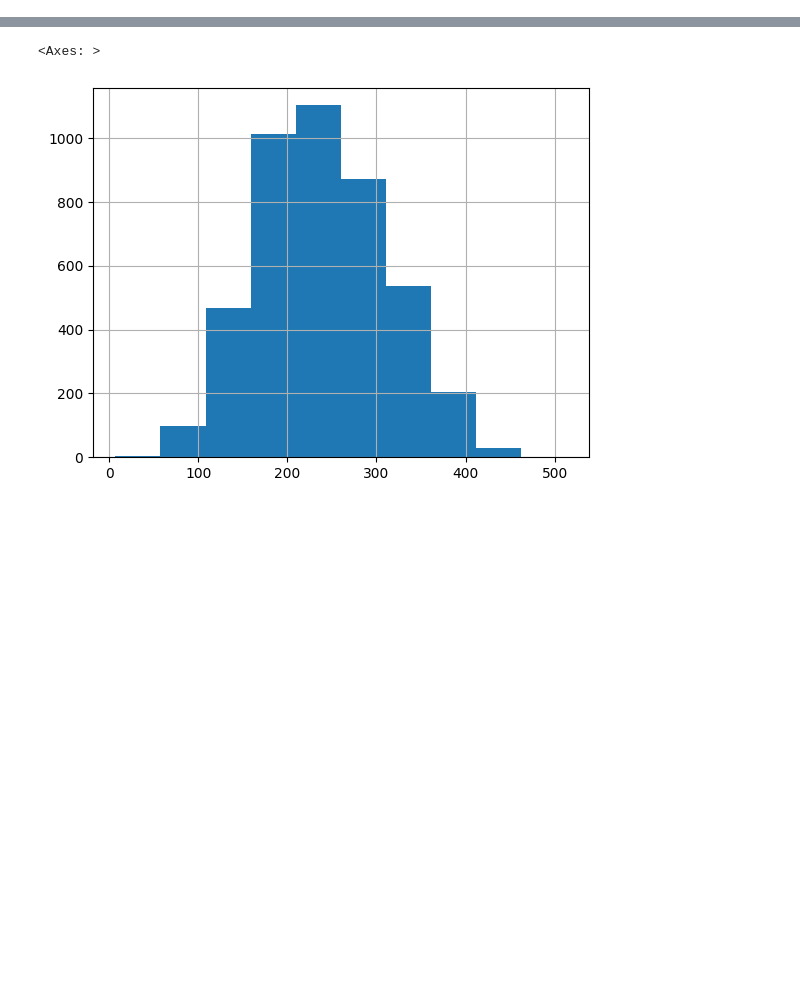
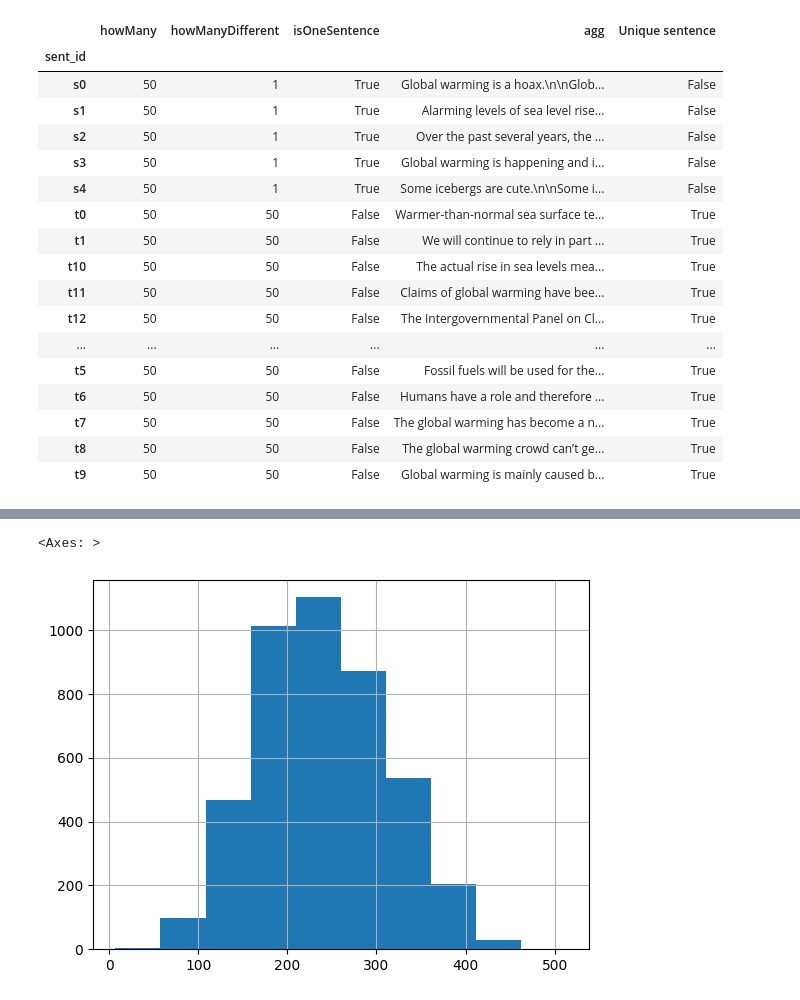
Before and after one commit to AXLMRIN/encoder-classifier-tuto, a Jupyter notebook: notebook.ipynb, the cells around one changed output, grey strips where cells are left out. Saved outputs shown, nothing was run; the diff lists cells and outputs as text; code cells hidden in the pictures; blank space fills up the shorter version.

```diff
--- a/notebook.ipynb
+++ b/notebook.ipynb
@@ -14,0 +17,28 @@ df.head()
+# %%
+t = df_raw.groupby(["sent_id"])["sentence"].agg(
+    howMany = lambda X : len(X),
+    howManyDifferent = lambda X : len(X.unique()),
+    isOneSentence =  lambda X : len(X.unique()) == 1,
+    agg= lambda X : '\n\n'.join(X)
+)
+t["Unique sentence"] = t["howMany"] == t["howManyDifferent"]
+t
+# %% [output]
+|  | howMany | howManyDifferent | isOneSentence | agg | Unique sentence |
+| sent_id |  |  |  |  |  |
+| s0 | 50 | 1 | True | Global warming is a hoax.\n\nGlob... | False |
+| s1 | 50 | 1 | True | Alarming levels of sea level rise... | False |
+| s2 | 50 | 1 | True | Over the past several years, the ... | False |
+| s3 | 50 | 1 | True | Global warming is happening and i... | False |
+| s4 | 50 | 1 | True | Some icebergs are cute.\n\nSome i... | False |
+| t0 | 50 | 50 | False | Warmer-than-normal sea surface te... | True |
+| t1 | 50 | 50 | False | We will continue to rely in part ... | True |
+| t10 | 50 | 50 | False | The actual rise in sea levels mea... | True |
+| t11 | 50 | 50 | False | Claims of global warming have bee... | True |
+| t12 | 50 | 50 | False | The Intergovernmental Panel on Cl... | True |
+| ... | ... | ... | ... | ... | ... |
+| t5 | 50 | 50 | False | Fossil fuels will be used for the... | True |
+| t6 | 50 | 50 | False | Humans have a role and therefore ... | True |
+| t7 | 50 | 50 | False | The global warming has become a n... | True |
+| t8 | 50 | 50 | False | The global warming crowd can’t ge... | True |
+| t9 | 50 | 50 | False | Global warming is mainly caused b... | True |
```
Also changed, not shown: parts of 10 cells of this notebook, 4 other files.
